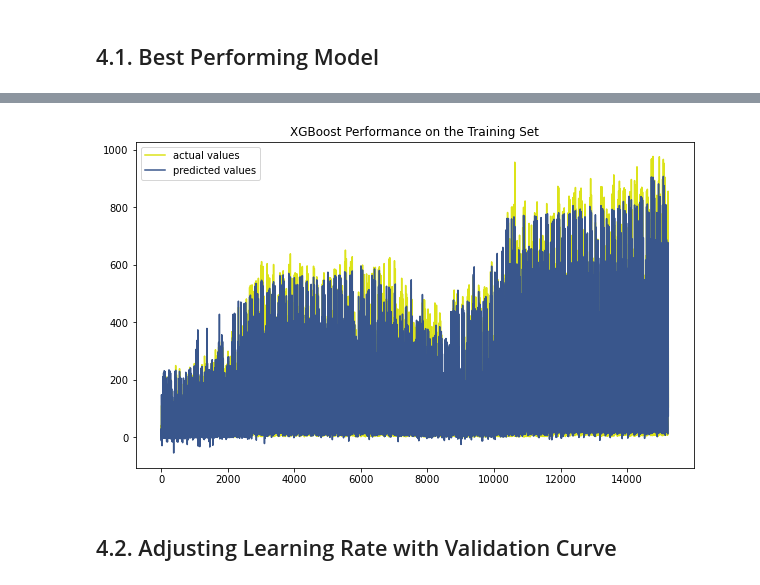
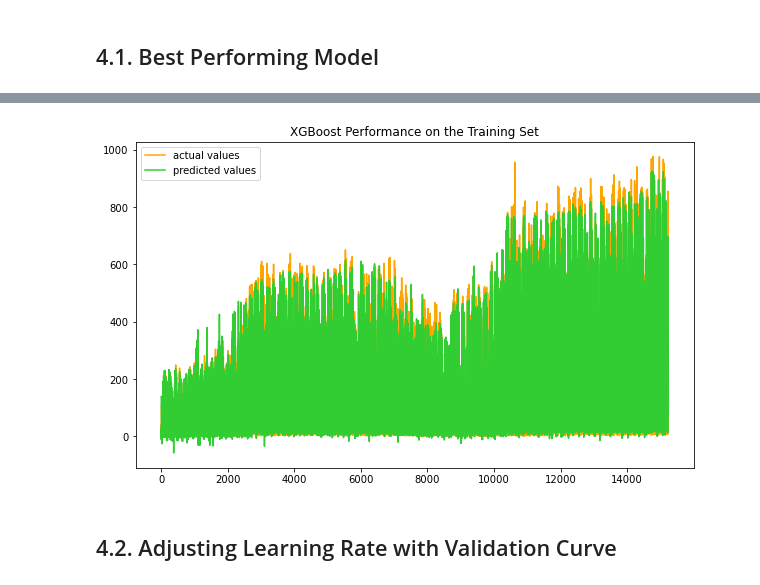
Before and after one commit to Timorig/bikes_prediction, a Jupyter notebook: Predicting_Bikes_demand_project.ipynb, the cells around one changed output, grey strips where cells are left out. Saved outputs shown, nothing was run; the diff lists cells and outputs as text; code cells hidden in the pictures.

```diff
--- a/Predicting_Bikes_demand_project.ipynb
+++ b/Predicting_Bikes_demand_project.ipynb
@@ -1177,6 +1088,7 @@ dt = DecisionTreeRegressor()
 rf = RandomForestRegressor()
 xg = XGBRegressor()
 gb = GradientBoostingRegressor()
+xtt = ExtraTreesRegressor()
 # %%
 # we define the different parameters that we will want to try in our algorithms
 
@@ -1187,13 +1099,11 @@ params2= {"model__max_depth":[None, 1]}
 params3= {"model__n_estimators":[10, 20],
           "model__min_samples_split":[2, 5]}
 
-params4= {"model__learning_rate":[.09, None],
-          "model__max_depth":[5, 6],
-          "model__min_child_weight":[0, 10],
-          "model__n_estimators":[500],
-          "model__gamma":[10, 20]}
+params4= {}
 
 params5= {"model__learning_rate":[0.01, 0.05]}
+
+params6 = {}
 # %%
 # create a dictionary with the algorithms and list of parameters
 
@@ -1202,8 +1112,9 @@ regr = {"LinReg":lr,
         "RandomForest":rf,
         "XGBoost":xg,
         "GradientBoost":gb,
+        "ExtraTrees": xtt,
 }
-params = [params1, params2, params3, params4, params5]
+params = [params1, params2, params3, params4, params5, params6]
 # %% [markdown]
 <a id='19'></a>
 
@@ -1297,7 +1203,7 @@ Having that in mind we decided to retrain our model to extract further insights,
 x_train_trans = preprocessor.fit_transform(x_train)
 x_test_trans = preprocessor.transform(x_test)
 # %%
-xg = XGBRegressor(learning_rate=0.09,min_child_weight=10,n_estimators=100, gamma=10)
+xg = XGBRegressor(learning_rate=0.09,min_child_weight=10,n_estimators=150, gamma=10)
 
 xg.fit(x_train_trans, y_train)
 
@@ -1327,15 +1233,15 @@ R^2 on test set: 0.8539860683472964
 # %%
 # we plot the predicted vs actual y_train values
 
 fig, ax = plt.subplots(figsize=(10, 6))
 
-ax.plot(y_train.values, label="actual values", c="#DCE319FF")
-ax.plot(y_hat, label="predicted values", c="#39568CFF")
+ax.plot(y_train.values, label="actual values", c='orange')
+ax.plot(y_hat, label="predicted values", c='limegreen')
 plt.title("XGBoost Performance on the Training Set")
 ax.legend()
 plt.show()
 # %% [output]
-[figure, old version]
+[figure, new version]
 # %% [markdown]
 <a id="22"></a>
 ## 4.2. Adjusting Learning Rate with Validation Curve
```
Also changed, not shown: parts of 44 cells of this notebook.
